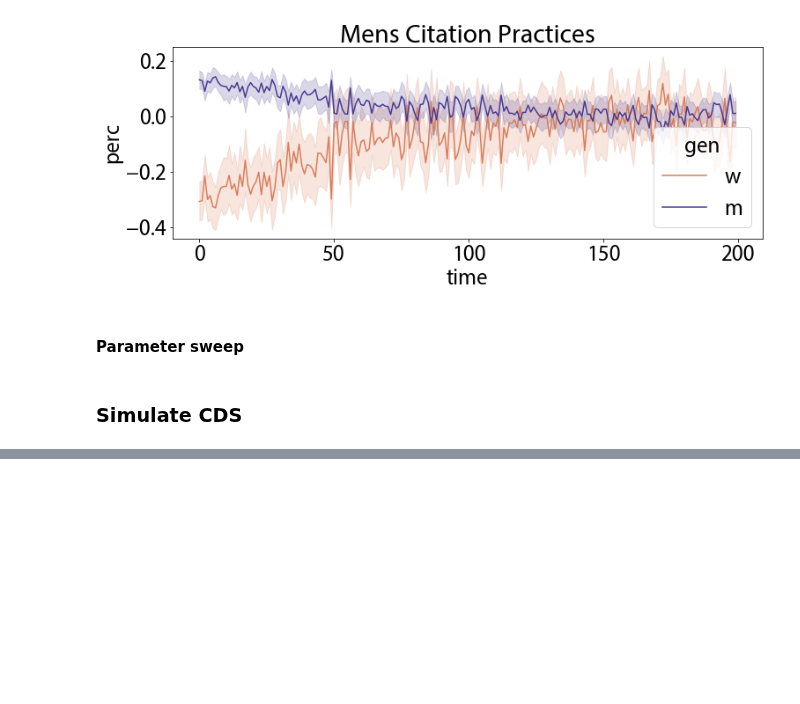
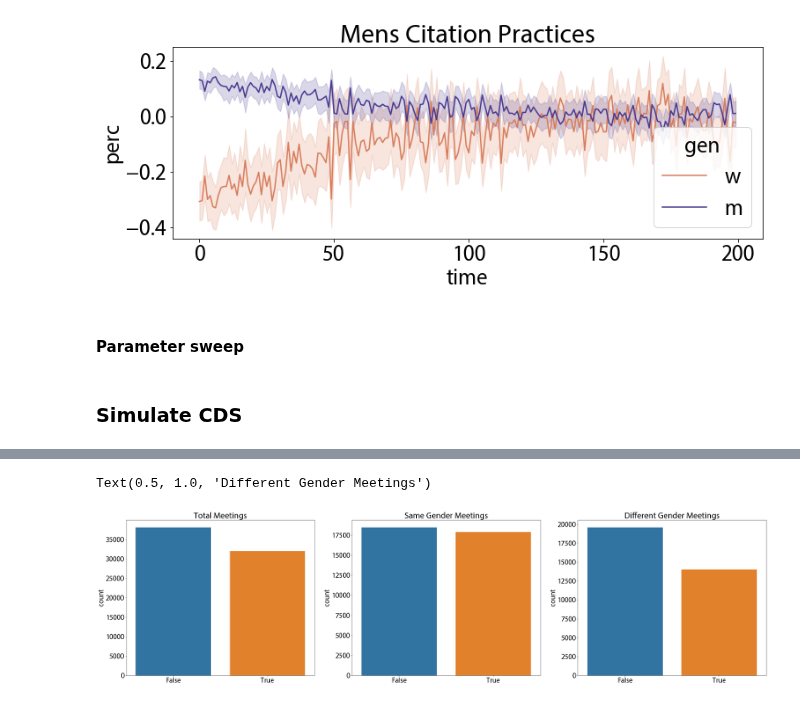
Before and after one commit to jastiso/modeling_citations, a Jupyter notebook: scripts/interventions.ipynb, the cells around one changed output, grey strips where cells are left out. Cells and saved outputs as stored; diff of their text form; code cells hidden in the pictures; blank space fills up the shorter version.

```diff
--- a/scripts/interventions.ipynb
+++ b/scripts/interventions.ipynb
@@ -1384,0 +1509,15 @@ forget_m = (7.1,.02)
+# %%
+# number of meetings
+plt.rcParams.update({'font.size': 25})
+f,ax = plt.subplots(1,3,figsize=(40,10))
+sns.countplot(x=[x['meet12'] + x['meet21'] for x in meets.values()], ax=ax[0])
+ax[0].set_title('Total Meetings')
+sns.countplot(x=[x['meet12'] + x['meet21'] for x in meets.values()
+               if (x['gender1'] == x['gender2'])], ax=ax[1])
+ax[1].set_title('Same Gender Meetings')
+sns.countplot(x=[x['meet12'] + x['meet21'] for x in meets.values()
+                 if (x['gender1'] != x['gender2'])], ax=ax[2])
+ax[2].set_title('Different Gender Meetings')
+# %% [output]
+Text(0.5, 1.0, 'Different Gender Meetings')
+[figure, added]
```
Also changed, not shown: parts of 14 cells of this notebook, 1 other file.
